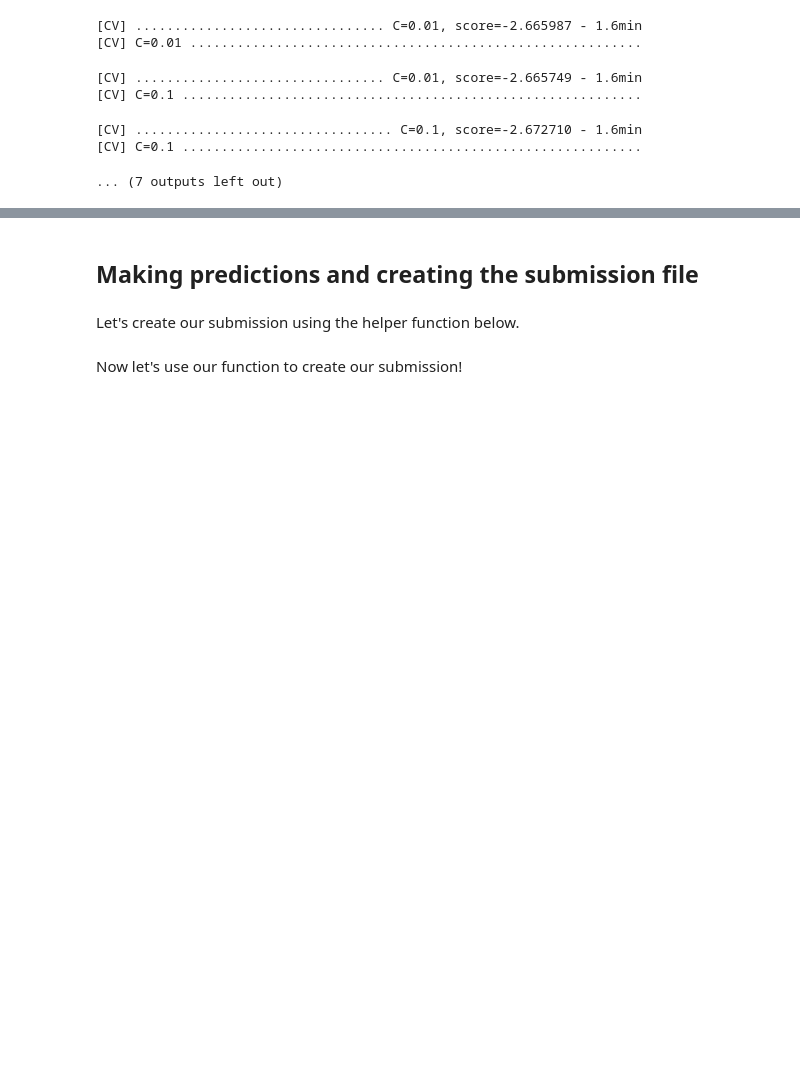
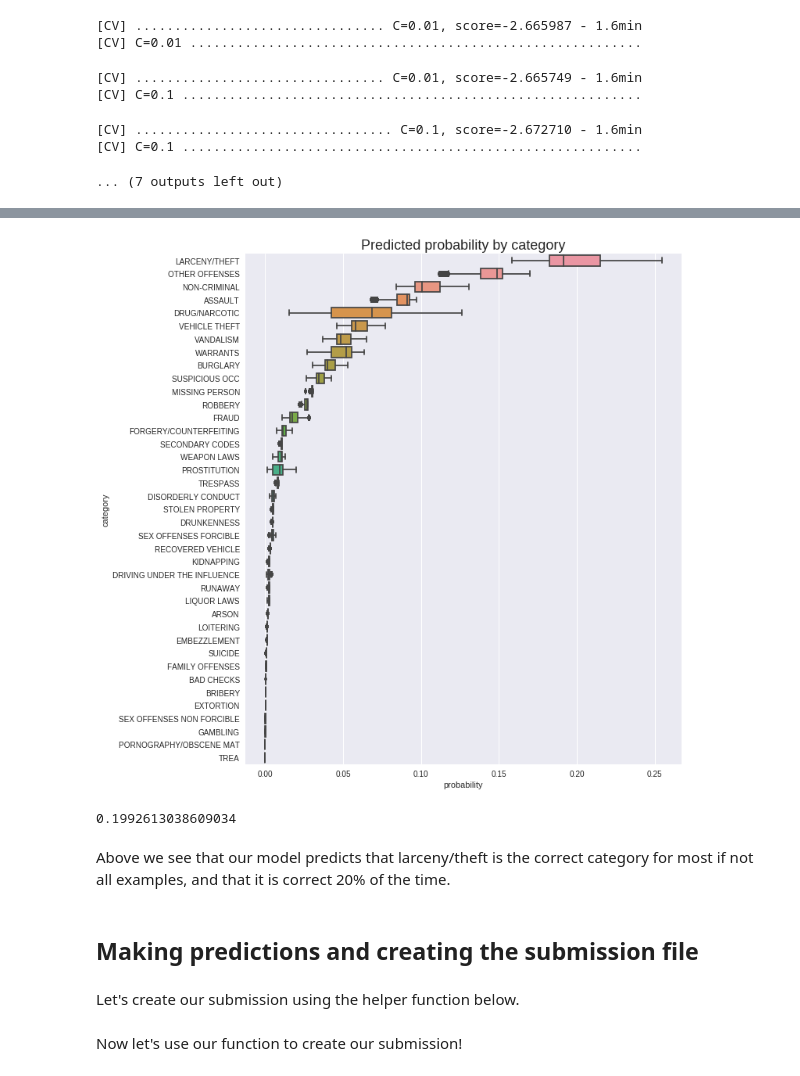
Before and after one commit to ryankresse/sf-crime, a Jupyter notebook: logistic_regression.ipynb, the cells around one changed output, grey strips where cells are left out. Drawn from its saved outputs; the diff is of its cells as text; code cells hidden in the pictures; blank space fills up the shorter version.

Commit message:
creates probiliity plot and adds to readme

```diff
--- a/logistic_regression.ipynb
+++ b/logistic_regression.ipynb
@@ -204,0 +214,8 @@ Fitting 3 folds for each of 4 candidates, totalling 12 fits
+# %%
+lr = LogisticRegression(multi_class='multinomial', solver='lbfgs', tol=1e-2, max_iter=50, C= 0.01)
+lr.fit(X_train, y_train)
+probs = lr.predict_proba(X_test)
+# %%
+cats = categoryEncoder.inverse_transform(np.arange(train.Category.nunique()))
+# %%
+probs_df = pd.DataFrame(probs, columns=cats)
@@ -204,0 +234,3 @@ Fitting 3 folds for each of 4 candidates, totalling 12 fits
+# %%
+probs_stack = probs_df.stack().reset_index().rename(columns={'level_0': 'example', 0:'probability', 'level_1': 'category'})
+probs_stack.head()
@@ -205,3 +256,20 @@ Fitting 3 folds for each of 4 candidates, totalling 12 fits
+# %%
+fig, ax= plt.subplots(1,1, figsize=(10, 12))
+order = probs_unstack.groupby('category').probability.mean().sort_values(ascending=False).index.values
+sns.boxplot(y='category', x='probability', data=probs_stack, order=order, ax=ax)
+_ = ax.set_title('Predicted probability by category')
+plt.savefig('imgs/probs_by_cat.png')
+# %% [output]
+[figure, added]
+# %%
+preds = lr.predict(X_test)
+num_right = (preds == y_test.values).sum()
+num_ex = len(y_test)
+num_right*1.0 / num_ex*1.0
+# %% [output]
+0.1992613038609034
+# %% [markdown]
+Above we see that our model predicts that larceny/theft is the correct category for most if not all examples, and that it is correct 20% of the time.
 # %% [markdown]
 ## Making predictions and creating the submission file
 # %% [markdown]
```
Also changed, not shown: parts of 7 cells of this notebook, 1 other file.
